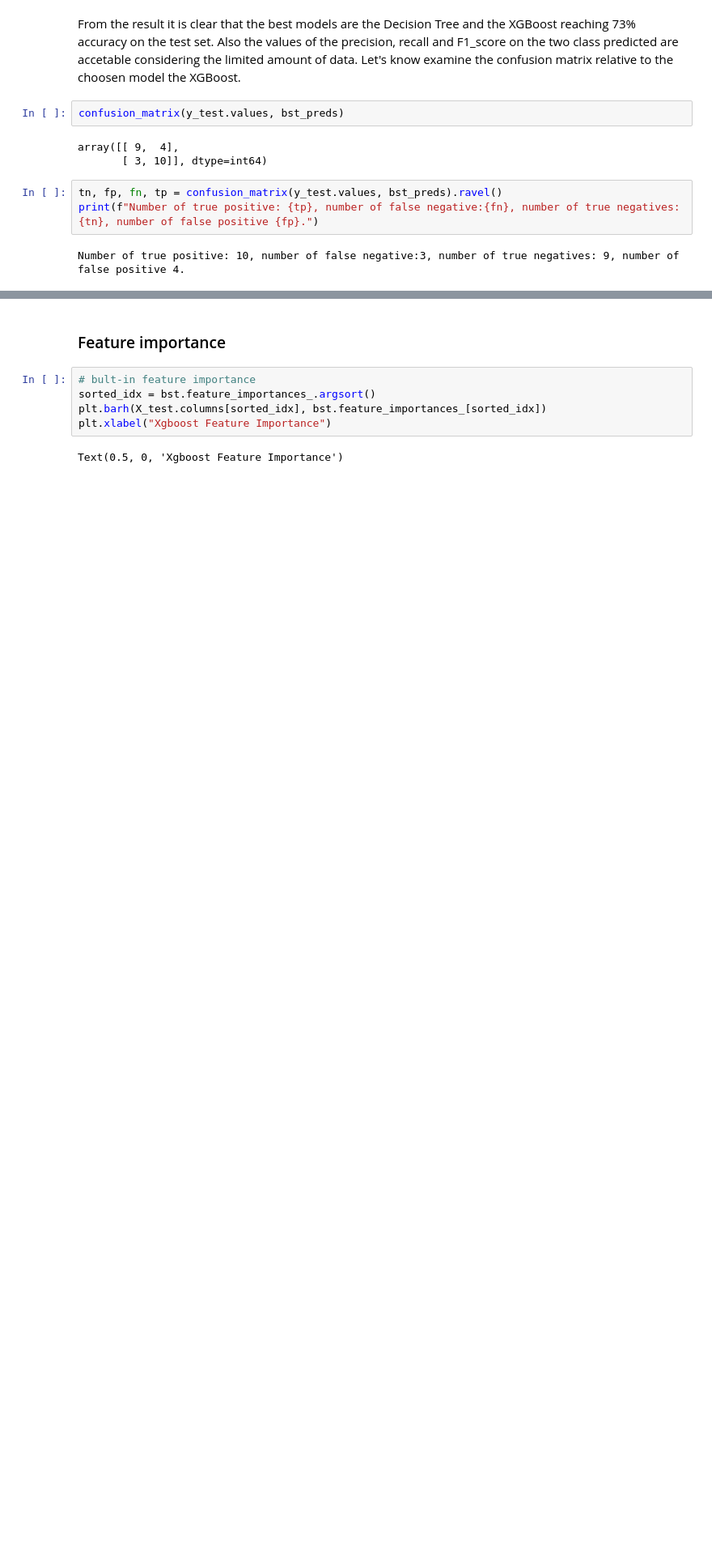
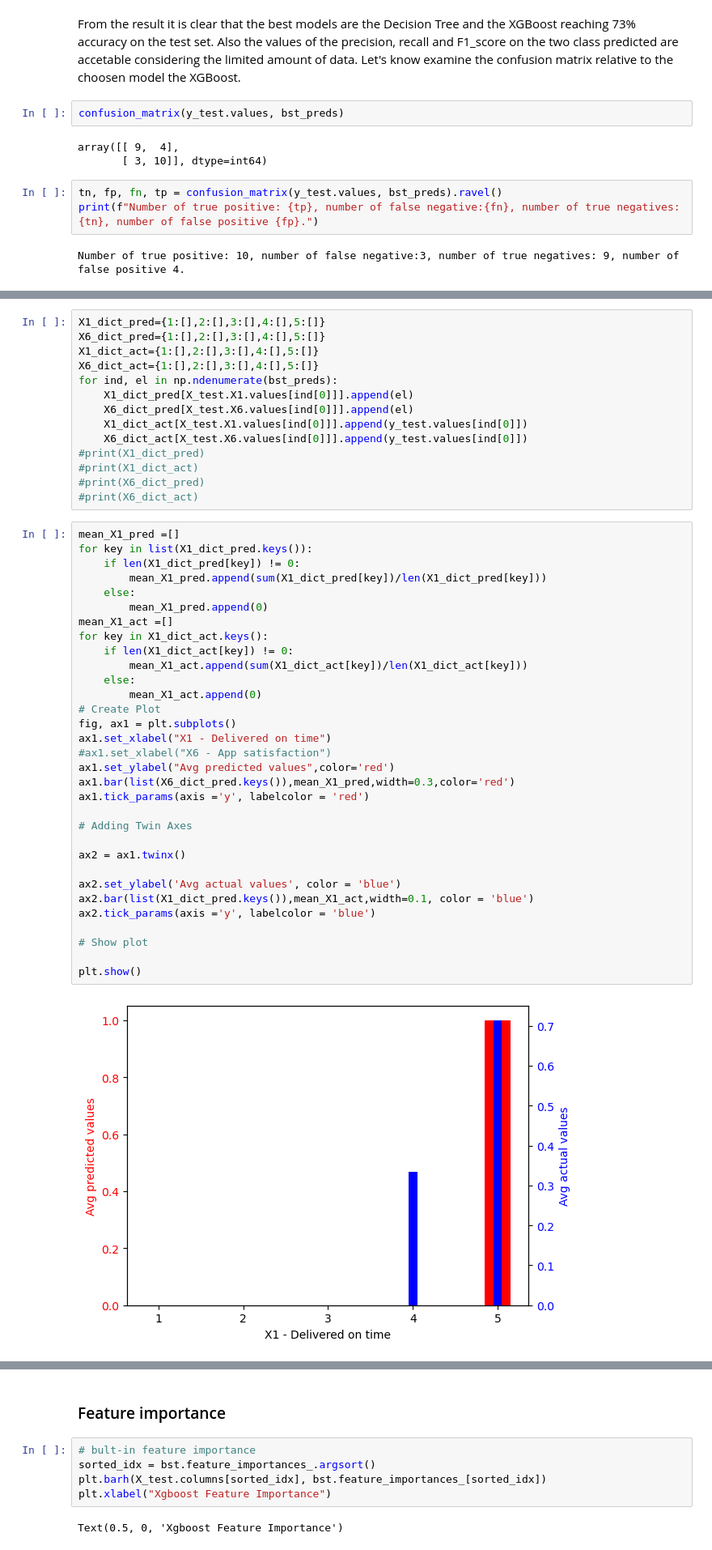
Before and after one commit to chiara89/mFi8znFt4ZE6Spwv, a Jupyter notebook: happyCustomerModel.ipynb, the cells around one changed output, grey strips where cells are left out. Shown: that part at 81% size. Saved outputs shown, nothing was run; the diff lists cells and outputs as text; blank space fills up the shorter version.

```diff
--- a/happyCustomerModel.ipynb
+++ b/happyCustomerModel.ipynb
@@ -451,0 +452,48 @@ From the confusion matrix we can notice that the result it's not great consideri
+# %%
+X1_dict_pred={1:[],2:[],3:[],4:[],5:[]}
+X6_dict_pred={1:[],2:[],3:[],4:[],5:[]}
+X1_dict_act={1:[],2:[],3:[],4:[],5:[]}
+X6_dict_act={1:[],2:[],3:[],4:[],5:[]}
+for ind, el in np.ndenumerate(bst_preds):
+    X1_dict_pred[X_test.X1.values[ind[0]]].append(el)
+    X6_dict_pred[X_test.X6.values[ind[0]]].append(el)
+    X1_dict_act[X_test.X1.values[ind[0]]].append(y_test.values[ind[0]])
+    X6_dict_act[X_test.X6.values[ind[0]]].append(y_test.values[ind[0]])
+#print(X1_dict_pred)
+#print(X1_dict_act)
+#print(X6_dict_pred)
+#print(X6_dict_act)
+# %%
+mean_X1_pred =[]
+for key in list(X1_dict_pred.keys()):
+    if len(X1_dict_pred[key]) != 0:
+        mean_X1_pred.append(sum(X1_dict_pred[key])/len(X1_dict_pred[key]))
+    else:
+        mean_X1_pred.append(0)
+mean_X1_act =[]
+for key in X1_dict_act.keys():
+    if len(X1_dict_act[key]) != 0:
+        mean_X1_act.append(sum(X1_dict_act[key])/len(X1_dict_act[key]))
+    else:
+        mean_X1_act.append(0)
+# Create Plot
+fig, ax1 = plt.subplots()
+ax1.set_xlabel("X1 - Delivered on time")
+#ax1.set_xlabel("X6 - App satisfaction")
+ax1.set_ylabel("Avg predicted values",color='red')
+ax1.bar(list(X6_dict_pred.keys()),mean_X1_pred,width=0.3,color='red')
+ax1.tick_params(axis ='y', labelcolor = 'red')
+
+# Adding Twin Axes
+
+ax2 = ax1.twinx()
+
+ax2.set_ylabel('Avg actual values', color = 'blue')
+ax2.bar(list(X1_dict_pred.keys()),mean_X1_act,width=0.1, color = 'blue')
+ax2.tick_params(axis ='y', labelcolor = 'blue')
+
+# Show plot
+
+plt.show()
+# %% [output]
+[figure, added]
```
Also changed, not shown: parts of 11 cells of this notebook.
